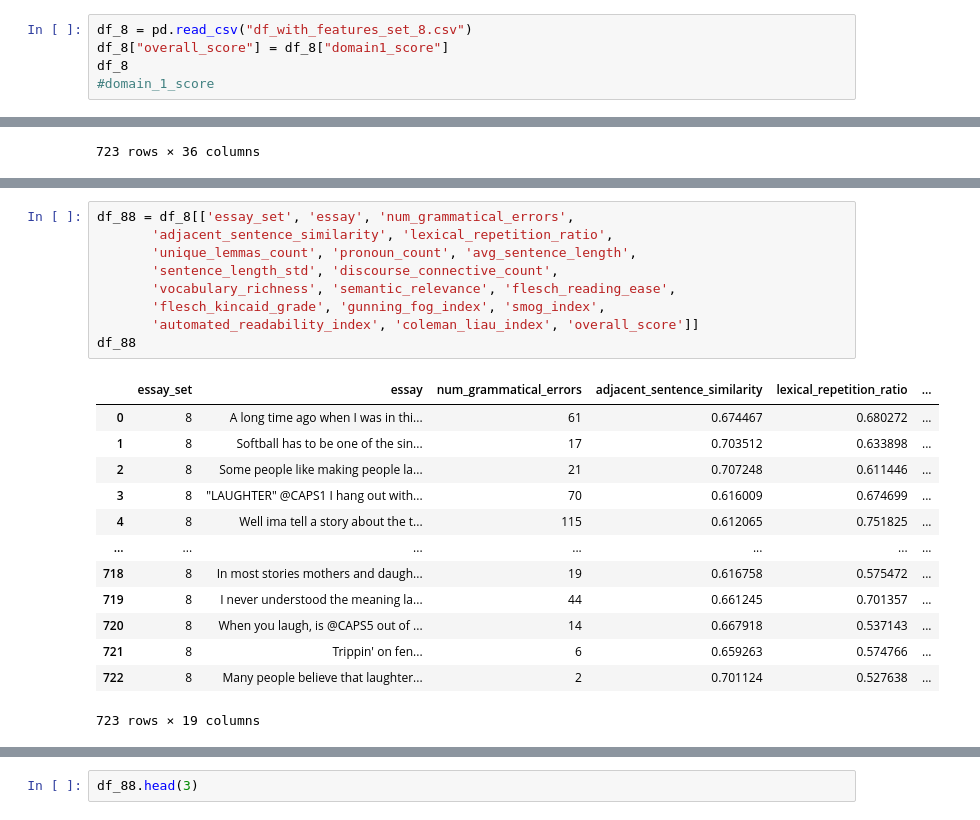
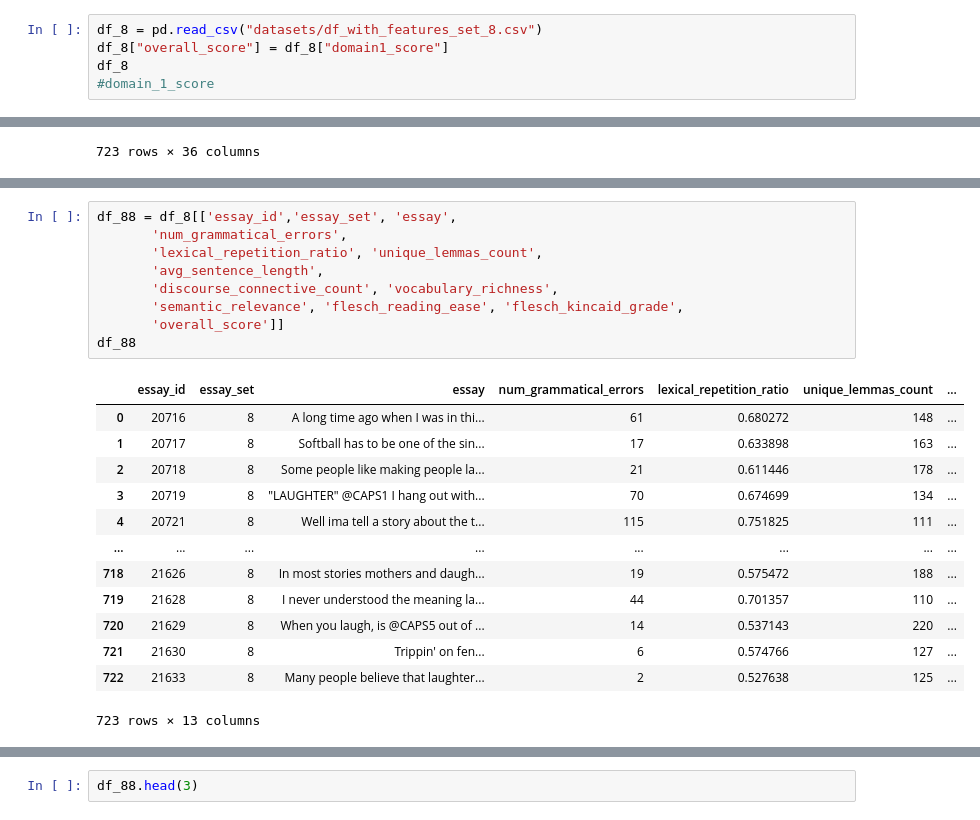
Before and after one commit to kitarp07/essay_grading, a Jupyter notebook: start.ipynb, the cells around one changed output, grey strips where cells are left out. Saved outputs shown, nothing was run; the diff lists cells and outputs as text.

```diff
--- a/start.ipynb
+++ b/start.ipynb
@@ -385,7 +367,7 @@ df_7
 | 1568 | 1568 | 1568 | 19563 | 7 | A few weeks ago, we had a garage ... | 7.0 | 8.0 | 15.0 | ... |
 1569 rows × 33 columns
 # %%
-df_8 = pd.read_csv("df_with_features_set_8.csv")
+df_8 = pd.read_csv("datasets/df_with_features_set_8.csv")
 df_8["overall_score"] = df_8["domain1_score"]
 df_8
 #domain_1_score
@@ -568,23 +500,23 @@ df_77
 # %%
-df_88 = df_8[['essay_set', 'essay', 'num_grammatical_errors',
-       'adjacent_sentence_similarity', 'lexical_repetition_ratio',
-       'unique_lemmas_count', 'pronoun_count', 'avg_sentence_length',
-       'sentence_length_std', 'discourse_connective_count',
-       'vocabulary_richness', 'semantic_relevance', 'flesch_reading_ease',
-       'flesch_kincaid_grade', 'gunning_fog_index', 'smog_index',
-       'automated_readability_index', 'coleman_liau_index', 'overall_score']]
+df_88 = df_8[['essay_id','essay_set', 'essay',
+       'num_grammatical_errors',
+       'lexical_repetition_ratio', 'unique_lemmas_count',
+       'avg_sentence_length',
+       'discourse_connective_count', 'vocabulary_richness',
+       'semantic_relevance', 'flesch_reading_ease', 'flesch_kincaid_grade',
+       'overall_score']]
 df_88
 # %% [output]
-|  | essay_set | essay | num_grammatical_errors | adjacent_sentence_similarity | lexical_repetition_ratio | ... |
-| 0 | 8 | A long time ago when I was in thi... | 61 | 0.674467 | 0.680272 | ... |
-| 1 | 8 | Softball has to be one of the sin... | 17 | 0.703512 | 0.633898 | ... |
-| 2 | 8 | Some people like making people la... | 21 | 0.707248 | 0.611446 | ... |
-| 3 | 8 | "LAUGHTER" @CAPS1 I hang out with... | 70 | 0.616009 | 0.674699 | ... |
-| 4 | 8 | Well ima tell a story about the t... | 115 | 0.612065 | 0.751825 | ... |
-| ... | ... | ... | ... | ... | ... | ... |
-| 718 | 8 | In most stories mothers and daugh... | 19 | 0.616758 | 0.575472 | ... |
-| 719 | 8 | I never understood the meaning la... | 44 | 0.661245 | 0.701357 | ... |
-| 720 | 8 | When you laugh, is @CAPS5 out of ... | 14 | 0.667918 | 0.537143 | ... |
-| 721 | 8 | Trippin' on fen... | 6 | 0.659263 | 0.574766 | ... |
-| 722 | 8 | Many people believe that laughter... | 2 | 0.701124 | 0.527638 | ... |
+|  | essay_id | essay_set | essay | num_grammatical_errors | lexical_repetition_ratio | unique_lemmas_count | ... |
+| 0 | 20716 | 8 | A long time ago when I was in thi... | 61 | 0.680272 | 148 | ... |
+| 1 | 20717 | 8 | Softball has to be one of the sin... | 17 | 0.633898 | 163 | ... |
+| 2 | 20718 | 8 | Some people like making people la... | 21 | 0.611446 | 178 | ... |
+| 3 | 20719 | 8 | "LAUGHTER" @CAPS1 I hang out with... | 70 | 0.674699 | 134 | ... |
+| 4 | 20721 | 8 | Well ima tell a story about the t... | 115 | 0.751825 | 111 | ... |
+| ... | ... | ... | ... | ... | ... | ... | ... |
+| 718 | 21626 | 8 | In most stories mothers and daugh... | 19 | 0.575472 | 188 | ... |
+| 719 | 21628 | 8 | I never understood the meaning la... | 44 | 0.701357 | 110 | ... |
+| 720 | 21629 | 8 | When you laugh, is @CAPS5 out of ... | 14 | 0.537143 | 220 | ... |
+| 721 | 21630 | 8 | Trippin' on fen... | 6 | 0.574766 | 127 | ... |
+| 722 | 21633 | 8 | Many people believe that laughter... | 2 | 0.527638 | 125 | ... |
-723 rows × 19 columns
+723 rows × 13 columns
```
Also changed, not shown: parts of 43 cells of this notebook, 16 other files.
